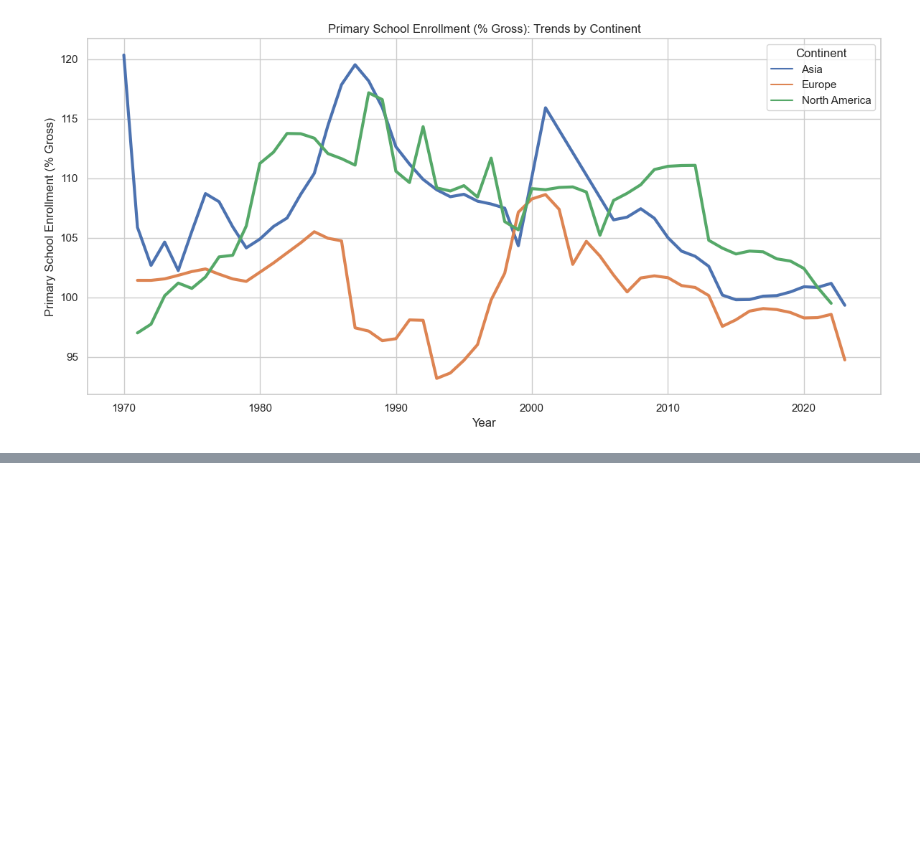
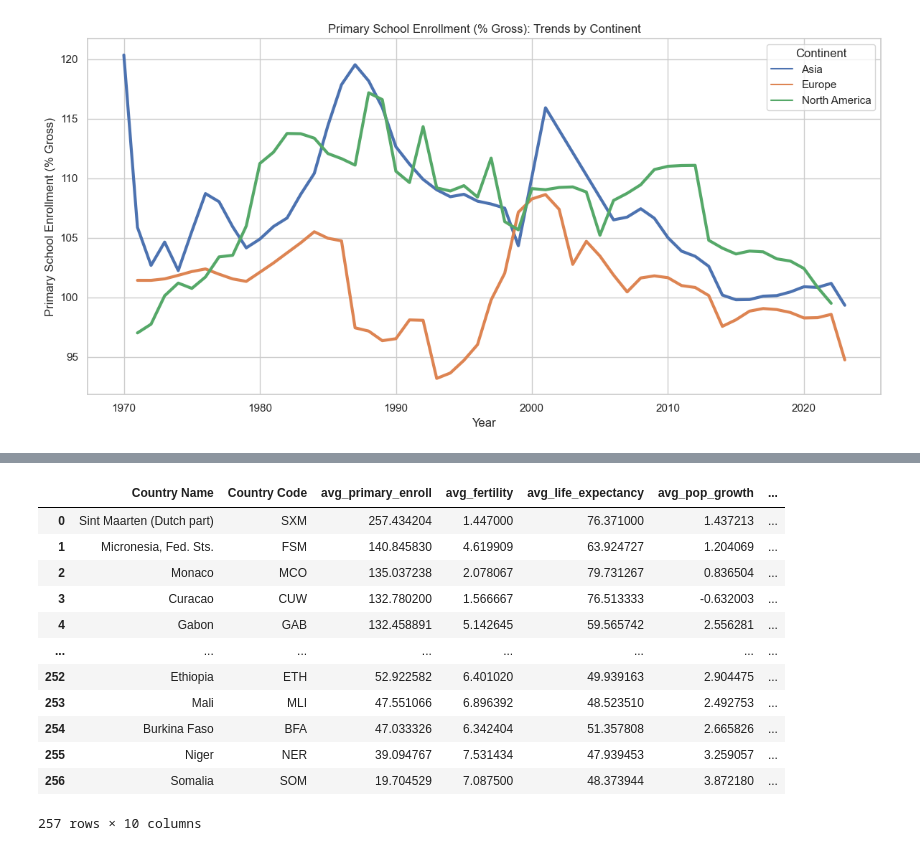
Before and after one commit to JackyAn0072/QTM350_final_project, a Jupyter notebook: scripts/data_analysis.ipynb, the cells around one changed output, grey strips where cells are left out. Saved outputs shown, nothing was run; the diff lists cells and outputs as text; code cells hidden in the pictures; blank space fills up the shorter version.

Commit message:
Add gdp data, summary statistics, and models; modify the report

```diff
--- a/scripts/data_analysis.ipynb
+++ b/scripts/data_analysis.ipynb
@@ -419,0 +422,8 @@ for indicator in titles:
+# %%
+import sqlite3
+
+# Create an in-memory SQLite database
+conn = sqlite3.connect(":memory:")
+
+# Write the DataFrame to the database
+df_clean.to_sql("education", conn, index=False, if_exists='replace')
@@ -419,0 +523,20 @@ for indicator in titles:
+# %%
+# Push both DataFrames to SQL
+gdp_cleaned.to_sql("gdp", conn, index=False, if_exists="replace")
+type_raw.to_sql("meta", conn, index=False, if_exists="replace")
+
+# SQL query to join on 'Country Code'
+query = """
+SELECT
+    gdp.*,
+    meta.IncomeGroup,
+    meta.Region
+FROM gdp
+LEFT JOIN meta ON gdp.[Country Code] = meta.[Country Code]
+"""
+
+# Run query and load into pandas
+df_joined = pd.read_sql_query(query, conn)
+
+# Show result
+display(df_joined.head())
@@ -419,0 +551,31 @@ for indicator in titles:
+# %%
+# Drop columns 1970 to 2023
+gdp_years = [str(year) for year in range(1970, 2024)]
+gdp_years = [col for col in df_joined.columns if col.isdigit() and int(col) >= 1970 and int(col) <= 2023]
+df_joined = df_joined.drop(columns=gdp_years)
+
+# Rename "Country Name" to "Country_Name"
+df_joined = df_joined.rename(columns={"Country Name": "Country_Name"})
+
+
+# Resolve duplicate columns by specifying suffixes or dropping unnecessary columns
+df_avg = df_avg.merge(df_joined, on=["Country Code"], how="left", suffixes=("", "_joined"))
+
+# Drop unnecessary duplicate columns if needed
+df_avg = df_avg.loc[:, ~df_avg.columns.str.endswith("_joined")]
+
+df_avg
+# %% [output]
+|  | Country Name | Country Code | avg_primary_enroll | avg_fertility | avg_life_expectancy | avg_pop_growth | ... |
+| 0 | Sint Maarten (Dutch part) | SXM | 257.434204 | 1.447000 | 76.371000 | 1.437213 | ... |
+| 1 | Micronesia, Fed. Sts. | FSM | 140.845830 | 4.619909 | 63.924727 | 1.204069 | ... |
+| 2 | Monaco | MCO | 135.037238 | 2.078067 | 79.731267 | 0.836504 | ... |
+| 3 | Curacao | CUW | 132.780200 | 1.566667 | 76.513333 | -0.632003 | ... |
+| 4 | Gabon | GAB | 132.458891 | 5.142645 | 59.565742 | 2.556281 | ... |
+| ... | ... | ... | ... | ... | ... | ... | ... |
+| 252 | Ethiopia | ETH | 52.922582 | 6.401020 | 49.939163 | 2.904475 | ... |
+| 253 | Mali | MLI | 47.551066 | 6.896392 | 48.523510 | 2.492753 | ... |
+| 254 | Burkina Faso | BFA | 47.033326 | 6.342404 | 51.357808 | 2.665826 | ... |
+| 255 | Niger | NER | 39.094767 | 7.531434 | 47.939453 | 3.259057 | ... |
+| 256 | Somalia | SOM | 19.704529 | 7.087500 | 48.373944 | 3.872180 | ... |
+257 rows × 10 columns
```
Also changed, not shown: parts of 22 cells of this notebook, 9 other files.
